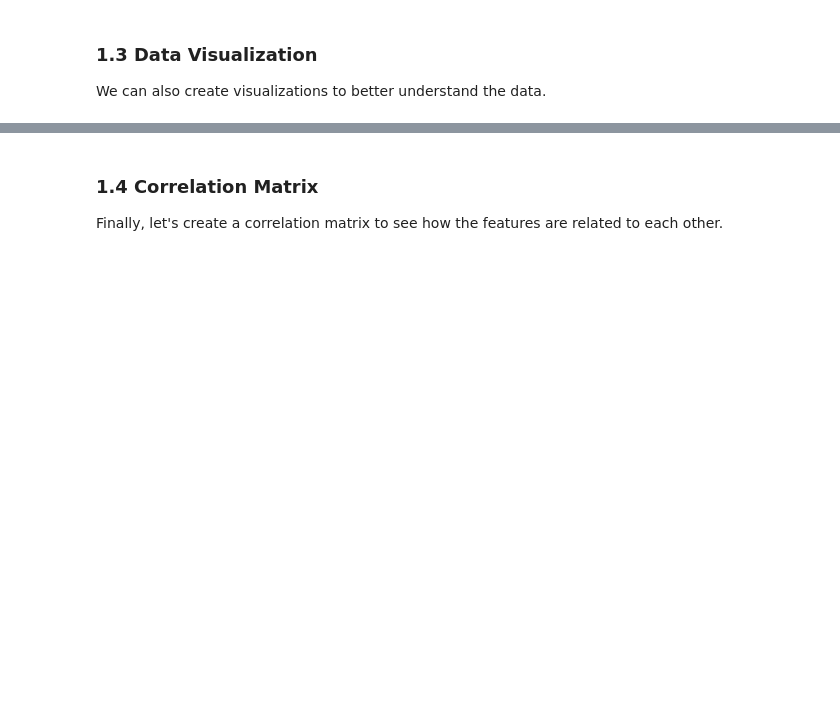
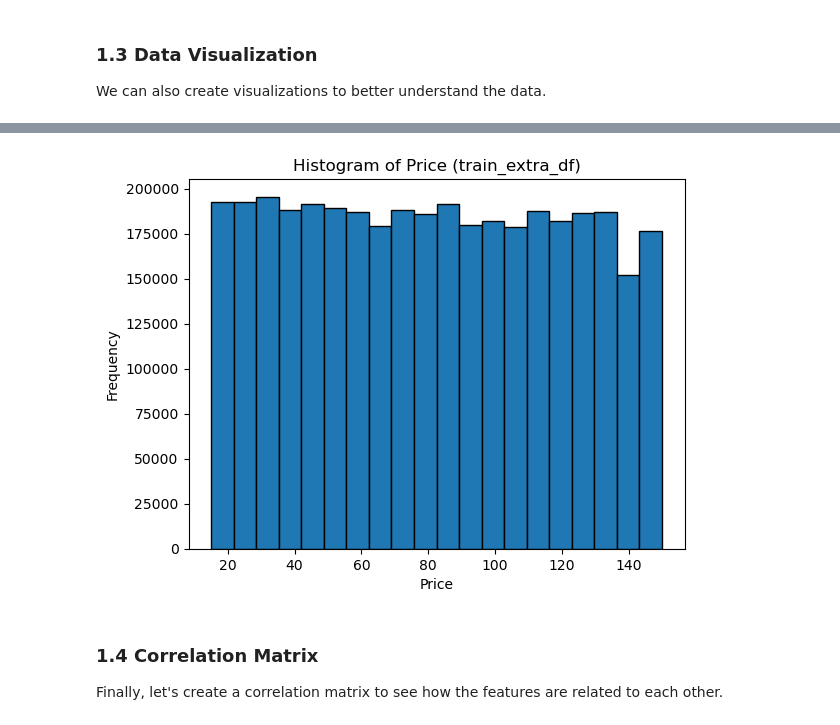
Before and after one commit to prgabriel/w207_Kaggle_Proj, a Jupyter notebook: notebooks/exploratory.ipynb, the cells around one changed output, grey strips where cells are left out. Cells and saved outputs as stored; diff of their text form; code cells hidden in the pictures; blank space fills up the shorter version.

```diff
--- a/notebooks/exploratory.ipynb
+++ b/notebooks/exploratory.ipynb
@@ -144,3 +269,12 @@ plt.show()
+# %%
+# For example, plot a histogram of the price column
+plt.hist(train_extra_df['Price'], bins=20, edgecolor='black')
+plt.xlabel('Price')
+plt.ylabel('Frequency')
+plt.title('Histogram of Price (train_extra_df)')
+plt.show()
+# %% [output]
+[figure, added]
 # %% [markdown]
 ### 1.4 Correlation Matrix
 
```
Also changed, not shown: parts of 32 cells of this notebook, 1 other file.
